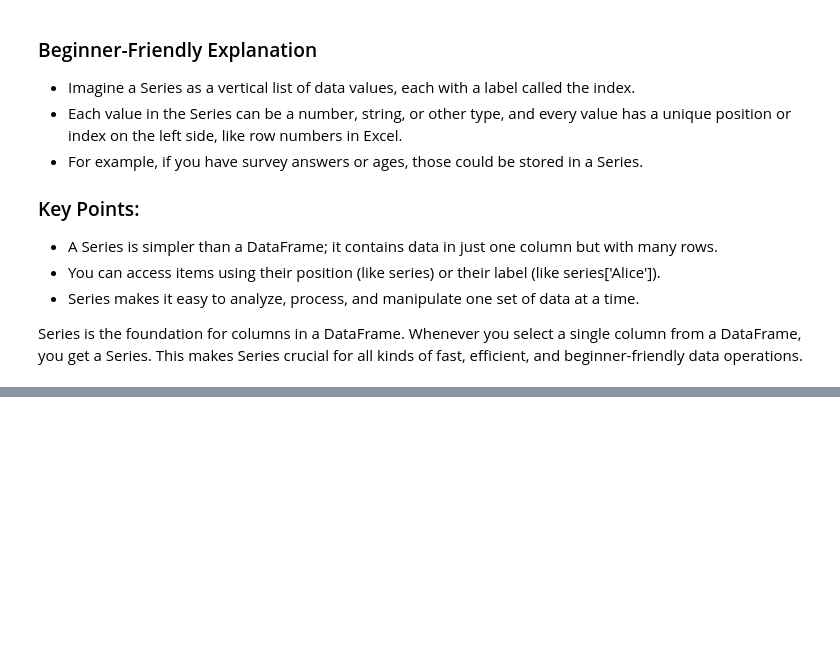
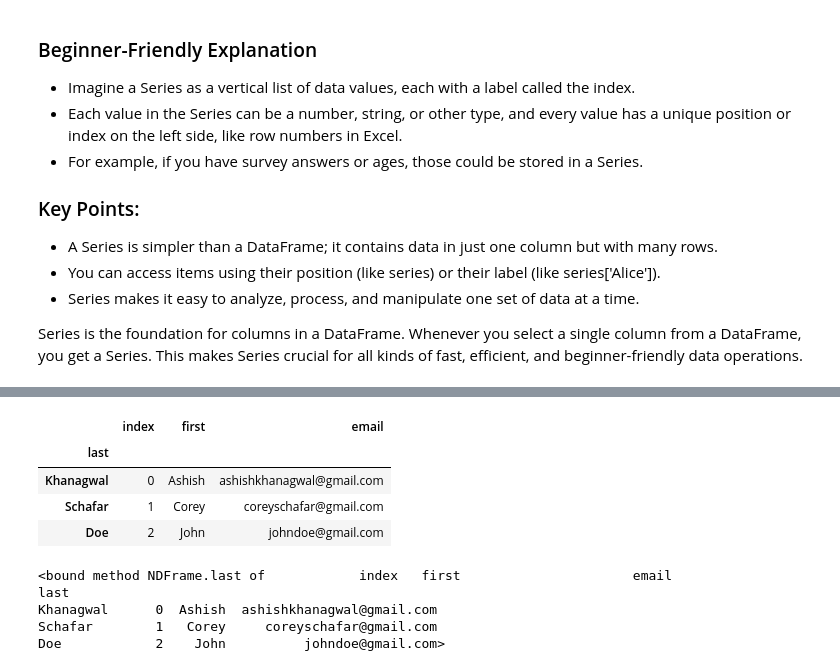
Before and after one commit to Ashish-khanagwal/Artificial-Intelligence, a Jupyter notebook: 4. Pandas/basics-2.ipynb, the cells around one changed output, grey strips where cells are left out. Saved outputs shown, nothing was run; the diff lists cells and outputs as text; code cells hidden in the pictures; blank space fills up the shorter version.

```diff
--- a/4. Pandas/basics-2.ipynb
+++ b/4. Pandas/basics-2.ipynb
@@ -43,0 +122,17 @@ Series is the foundation for columns in a DataFrame. Whenever you select a singl
+# %%
+# df.reset_index(inplace = True)
+df
+# %% [output]
+|  | index | first | email |
+| last |  |  |  |
+| Khanagwal | 0 | Ashish | ashishkhanagwal@gmail.com |
+| Schafar | 1 | Corey | coreyschafar@gmail.com |
+| Doe | 2 | John | johndoe@gmail.com |
+# %%
+df.last
+# %% [output]
+<bound method NDFrame.last of            index   first                      email
+last
+Khanagwal      0  Ashish  ashishkhanagwal@gmail.com
+Schafar        1   Corey     coreyschafar@gmail.com
+Doe            2    John          johndoe@gmail.com>
```
Also changed, not shown: parts of 9 cells of this notebook, 1 other file.
